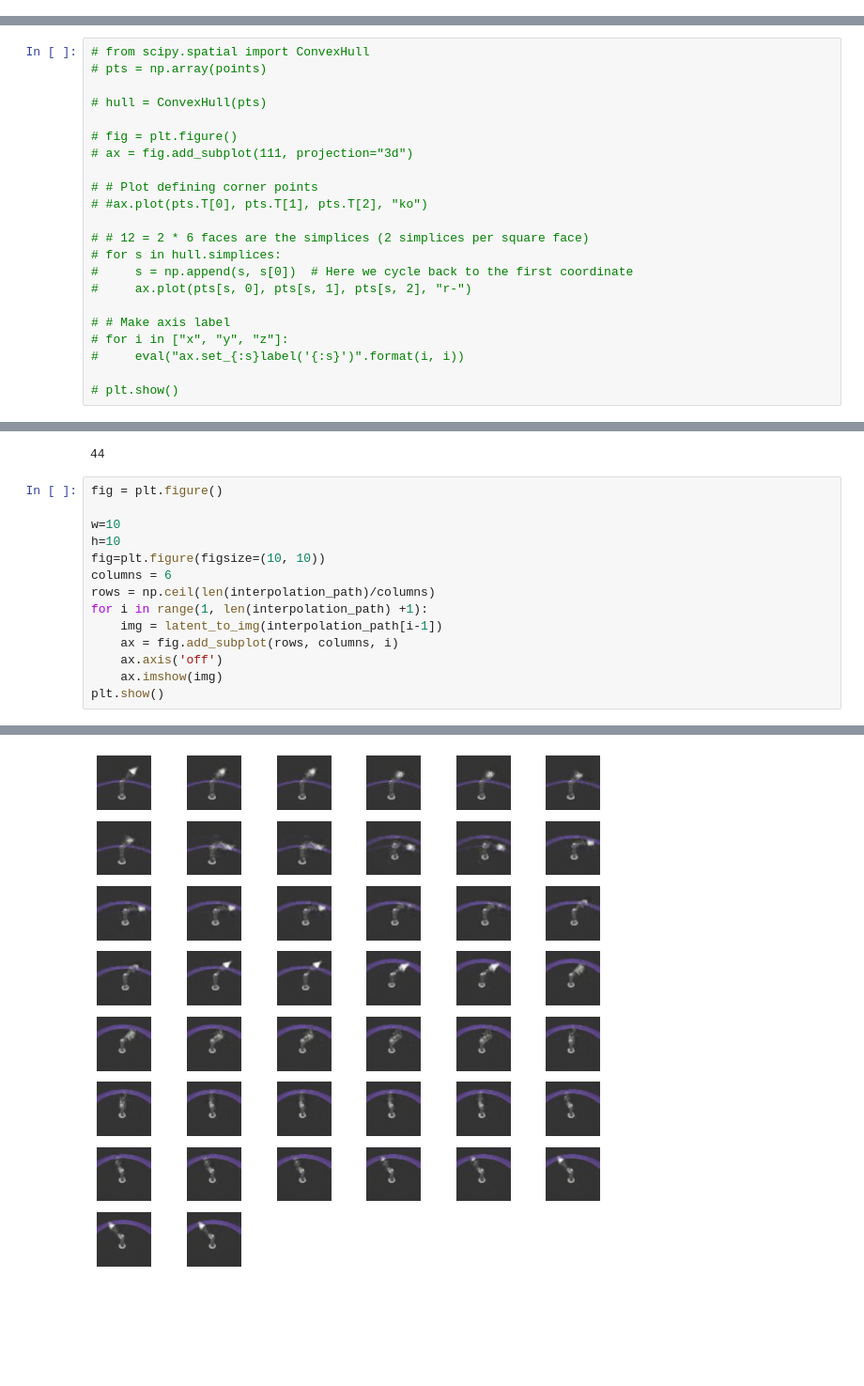
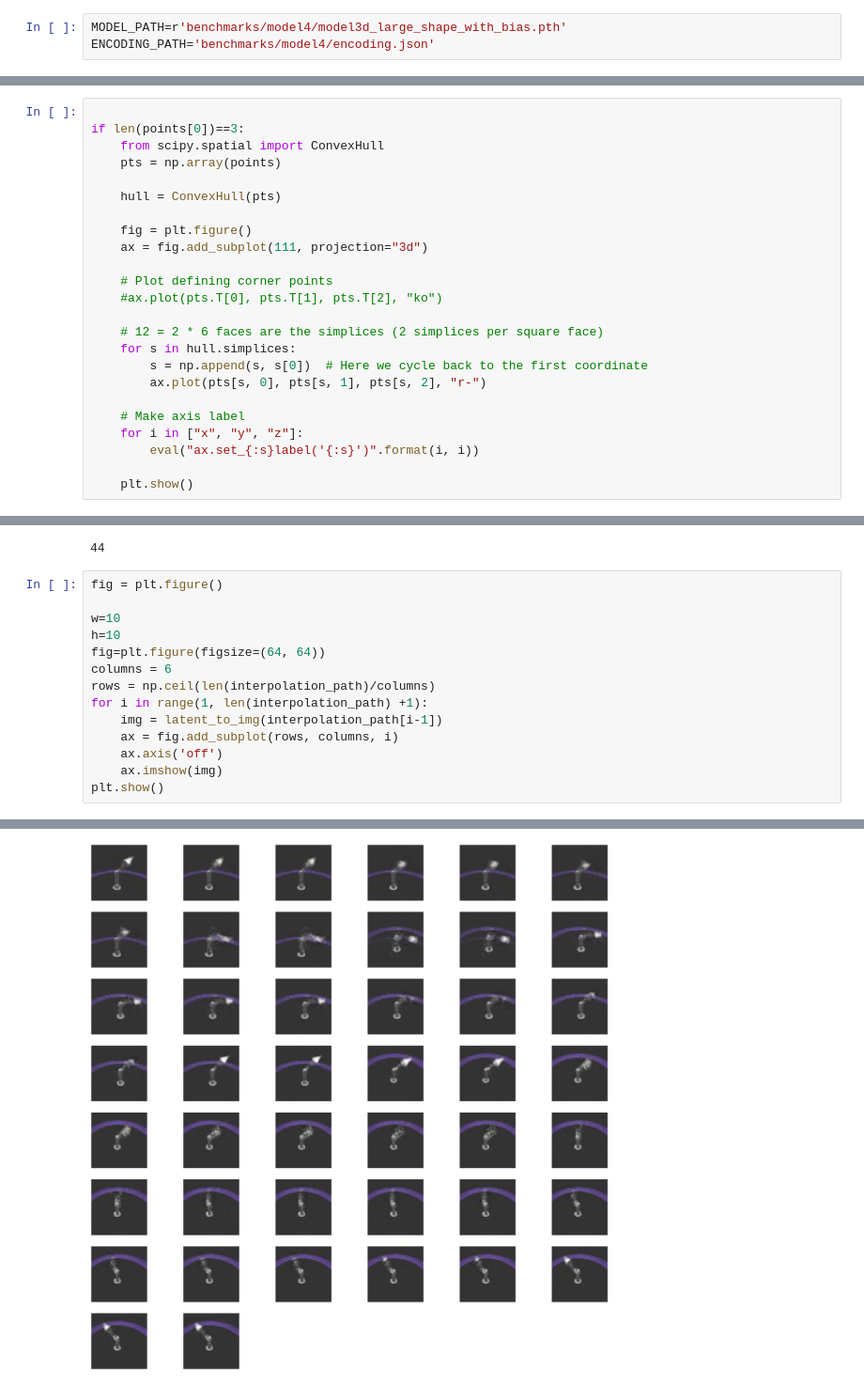
Before and after one commit to Iddoyadlin/DeepLearningCS3598, a Jupyter notebook: graph.ipynb, the cells around one changed output, grey strips where cells are left out. Shown at 94% size. Cells and saved outputs as stored; diff of their text form; blank space fills up the shorter version.

```diff
--- a/graph.ipynb
+++ b/graph.ipynb
@@ -13,5 +12,8 @@ from config import ENCODING_PATH, IMAGES_PATH, MODEL_PATH
 from graph import get_graph, get_most_distant_points, get_sorted_nn_graph
 from mpl_toolkits.mplot3d import Axes3D
+# %%
+MODEL_PATH=r'benchmarks/model4/model3d_large_shape_with_bias.pth'
+ENCODING_PATH='benchmarks/model4/encoding.json'
 # %%
 graph_dump_path = Path(ENCODING_PATH)
 dist_type = 'euclidean'
@@ -101,27 +103,29 @@ if len(points[0])==3:
 just show
 [figure]
 # %%
-# from scipy.spatial import ConvexHull
-# pts = np.array(points)
 
-# hull = ConvexHull(pts)
+if len(points[0])==3:
+    from scipy.spatial import ConvexHull
+    pts = np.array(points)
 
-# fig = plt.figure()
-# ax = fig.add_subplot(111, projection="3d")
+    hull = ConvexHull(pts)
 
-# # Plot defining corner points
-# #ax.plot(pts.T[0], pts.T[1], pts.T[2], "ko")
+    fig = plt.figure()
+    ax = fig.add_subplot(111, projection="3d")
 
-# # 12 = 2 * 6 faces are the simplices (2 simplices per square face)
-# for s in hull.simplices:
-#     s = np.append(s, s[0])  # Here we cycle back to the first coordinate
-#     ax.plot(pts[s, 0], pts[s, 1], pts[s, 2], "r-")
+    # Plot defining corner points
+    #ax.plot(pts.T[0], pts.T[1], pts.T[2], "ko")
 
-# # Make axis label
-# for i in ["x", "y", "z"]:
-#     eval("ax.set_{:s}label('{:s}')".format(i, i))
+    # 12 = 2 * 6 faces are the simplices (2 simplices per square face)
+    for s in hull.simplices:
+        s = np.append(s, s[0])  # Here we cycle back to the first coordinate
+        ax.plot(pts[s, 0], pts[s, 1], pts[s, 2], "r-")
 
-# plt.show()
+    # Make axis label
+    for i in ["x", "y", "z"]:
+        eval("ax.set_{:s}label('{:s}')".format(i, i))
+
+    plt.show()
 # %% [output]
 [figure]
 # %%
@@ -232,17 +239,17 @@ print(len(interpolation_path))
 # %%
 fig = plt.figure()
 
 w=10
 h=10
-fig=plt.figure(figsize=(10, 10))
+fig=plt.figure(figsize=(64, 64))
 columns = 6
 rows = np.ceil(len(interpolation_path)/columns)
 for i in range(1, len(interpolation_path) +1):
     img = latent_to_img(interpolation_path[i-1])
     ax = fig.add_subplot(rows, columns, i)
     ax.axis('off')
     ax.imshow(img)
 plt.show()
 # %% [output]
 <Figure size 432x288 with 0 Axes>
-[figure, old version]
+[figure, new version]
```
Also changed, not shown: parts of 2 cells of this notebook, 2 other files.
